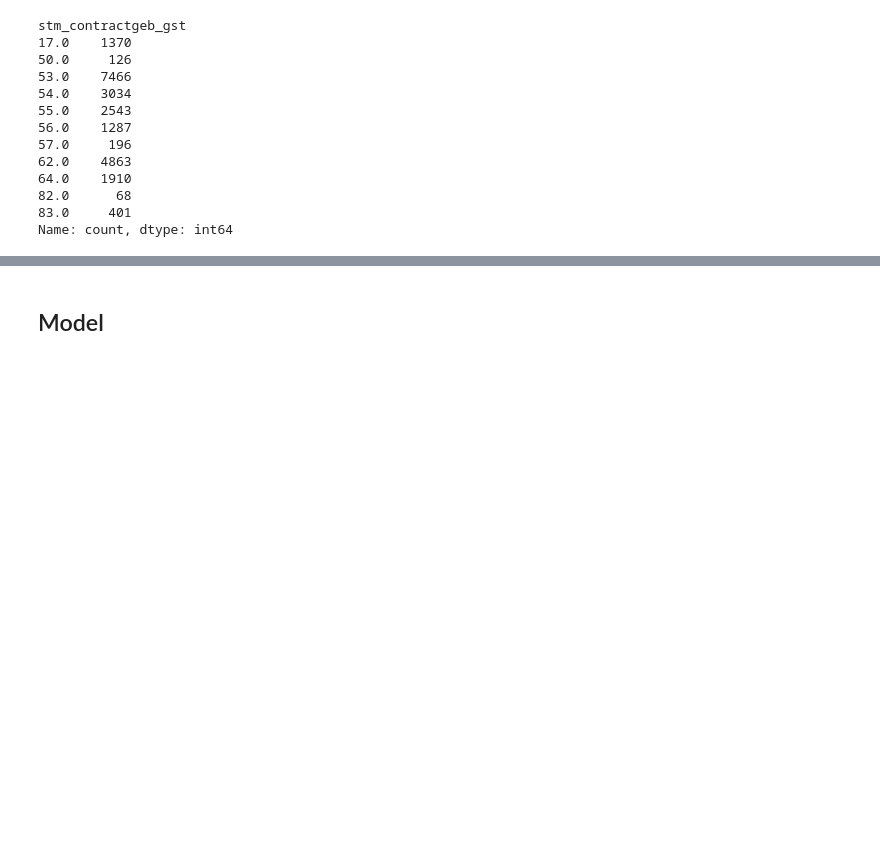
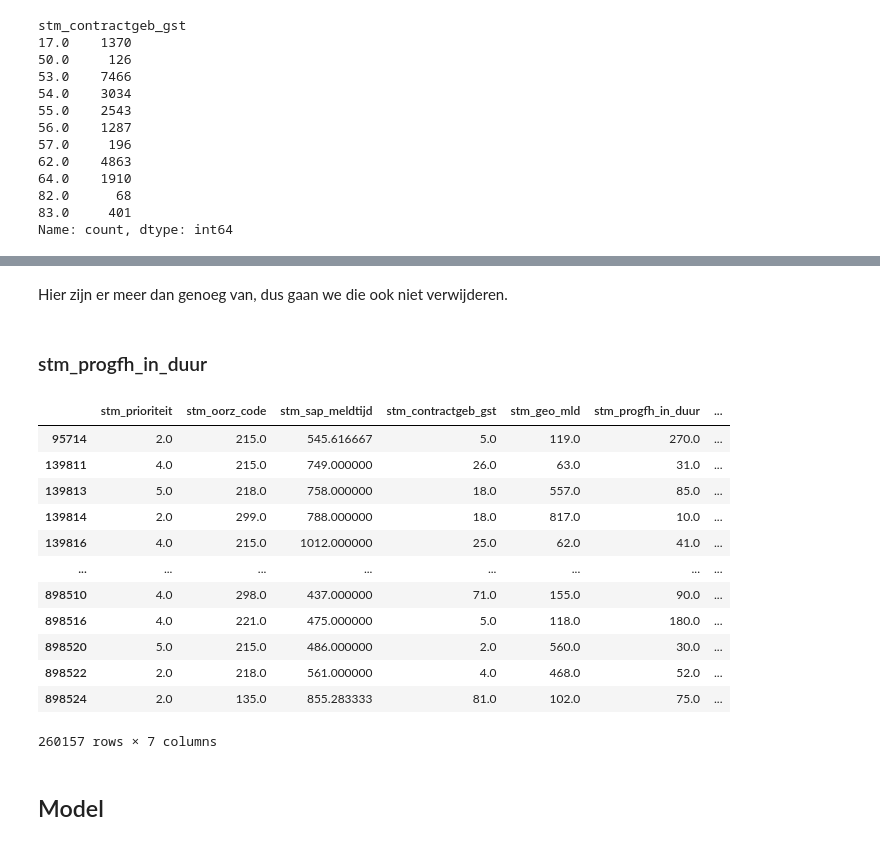
Before and after one commit to Tiescoolio/IntraFixers, a Jupyter notebook: model_with_6_features.ipynb, the cells around one changed output, grey strips where cells are left out. Cells and saved outputs as stored; diff of their text form; code cells hidden in the pictures; blank space fills up the shorter version.

```diff
--- a/model_with_6_features.ipynb
+++ b/model_with_6_features.ipynb
@@ -94,6 +98,6 @@ De max is nu 8.0, dit betekent dat alle rijen met prioriteit als 9.0 verwijderd
 Bij de stm_oorz_code kunnen ook uit een meegegeven document vaststellen wat de verschillende oorzaak codes zijn. Om te kijken of er niet rare values in de kolom zitten, zullen we alle unieke values uit stm_oorz_code	halen, en handmatig checken of die allemaal in het document staan.
 # %%
-df = df.dropna(subset=["stm_prioriteit", "stm_oorz_code", "stm_sap_meldtijd"])
+df = df.dropna(subset=["stm_prioriteit", "stm_oorz_code", "stm_sap_meldtijd", "stm_contractgeb_gst", "stm_geo_mld", "stm_progfh_in_duur"])
 data = df[["stm_prioriteit", "stm_oorz_code", "stm_sap_meldtijd", "stm_contractgeb_gst", "stm_geo_mld", "stm_progfh_in_duur"]]
 print(set(list(data["stm_oorz_code"])))
 # %% [output]
@@ -132,6 +133,0 @@ Omdat deze feature nominaal is, moeten we dit met get_dummies() om gaan zetten:
-# %%
-dummies = pd.get_dummies(data['stm_oorz_code'], prefix='Index')
-dummies = dummies.astype(int)
-
-data = pd.concat([data, dummies], axis=1)
-data.columns
@@ -271,3 +300,29 @@ Nu de data klaar is, kunnen we een model gaan maken
+# %% [markdown]
+Hier zijn er meer dan genoeg van, dus gaan we die ook niet verwijderen.
+# %% [markdown]
+### stm_progfh_in_duur
+# %%
+data["stm_progfh_in_duur"] = pd.to_numeric(data["stm_progfh_in_duur"], errors="coerce")
+
+data = data[data["stm_progfh_in_duur"] <= (8 * 60)] # 8 uur
+data = data[data["stm_progfh_in_duur"] >= 5] # 5 minuten
+
+data[["stm_aann_t_fh", "stm_progfh_in_duur"]].corr()
+data
+# %% [output]
+|  | stm_prioriteit | stm_oorz_code | stm_sap_meldtijd | stm_contractgeb_gst | stm_geo_mld | stm_progfh_in_duur | ... |
+| 95714 | 2.0 | 215.0 | 545.616667 | 5.0 | 119.0 | 270.0 | ... |
+| 139811 | 4.0 | 215.0 | 749.000000 | 26.0 | 63.0 | 31.0 | ... |
+| 139813 | 5.0 | 218.0 | 758.000000 | 18.0 | 557.0 | 85.0 | ... |
+| 139814 | 2.0 | 299.0 | 788.000000 | 18.0 | 817.0 | 10.0 | ... |
+| 139816 | 4.0 | 215.0 | 1012.000000 | 25.0 | 62.0 | 41.0 | ... |
+| ... | ... | ... | ... | ... | ... | ... | ... |
+| 898510 | 4.0 | 298.0 | 437.000000 | 71.0 | 155.0 | 90.0 | ... |
+| 898516 | 4.0 | 221.0 | 475.000000 | 5.0 | 118.0 | 180.0 | ... |
+| 898520 | 5.0 | 215.0 | 486.000000 | 2.0 | 560.0 | 30.0 | ... |
+| 898522 | 2.0 | 218.0 | 561.000000 | 4.0 | 468.0 | 52.0 | ... |
+| 898524 | 2.0 | 135.0 | 855.283333 | 81.0 | 102.0 | 75.0 | ... |
+260157 rows × 7 columns
 # %% [markdown]
 ## Model
 # %% [markdown]
```
Also changed, not shown: parts of 30 cells of this notebook, 2 other files.
